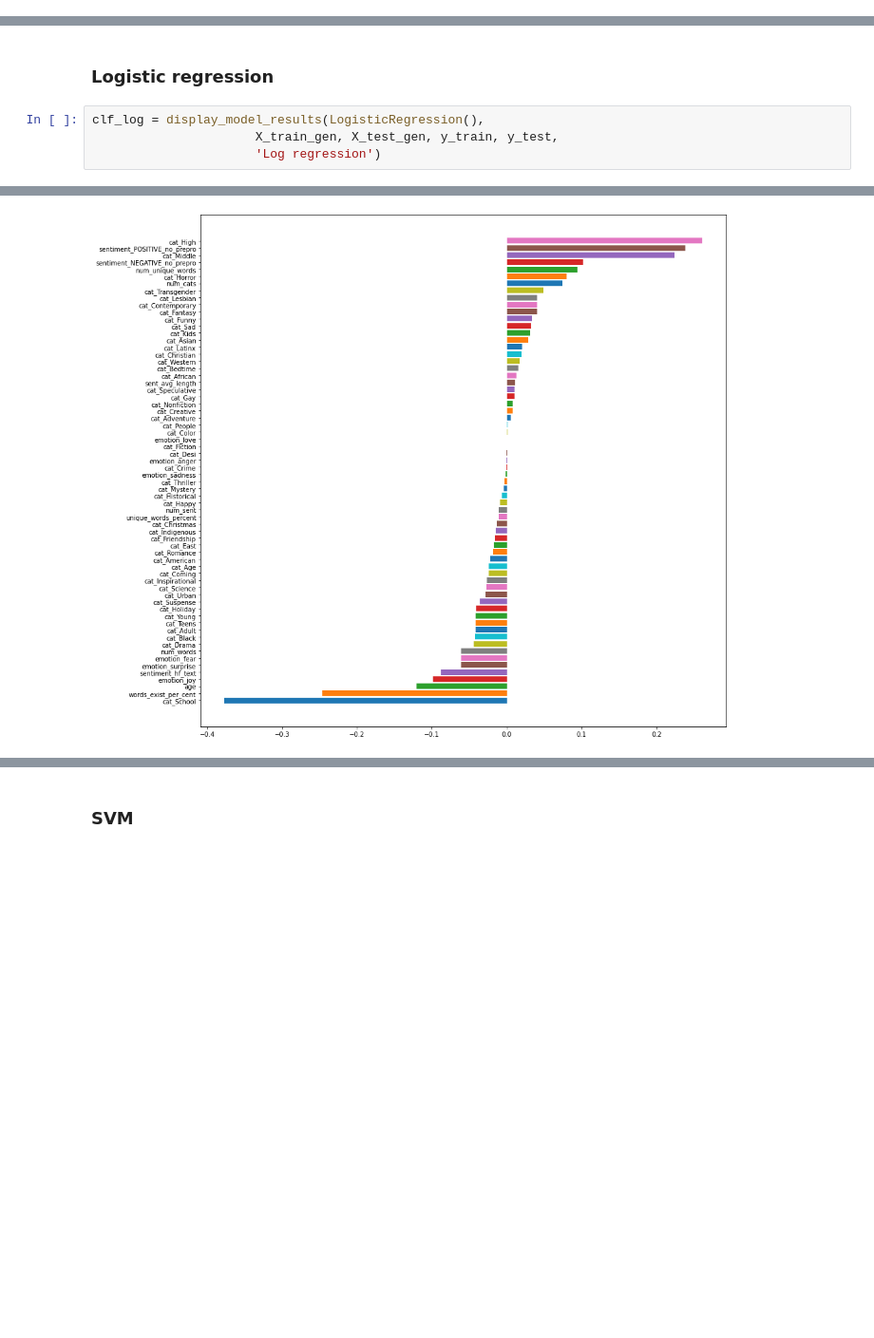
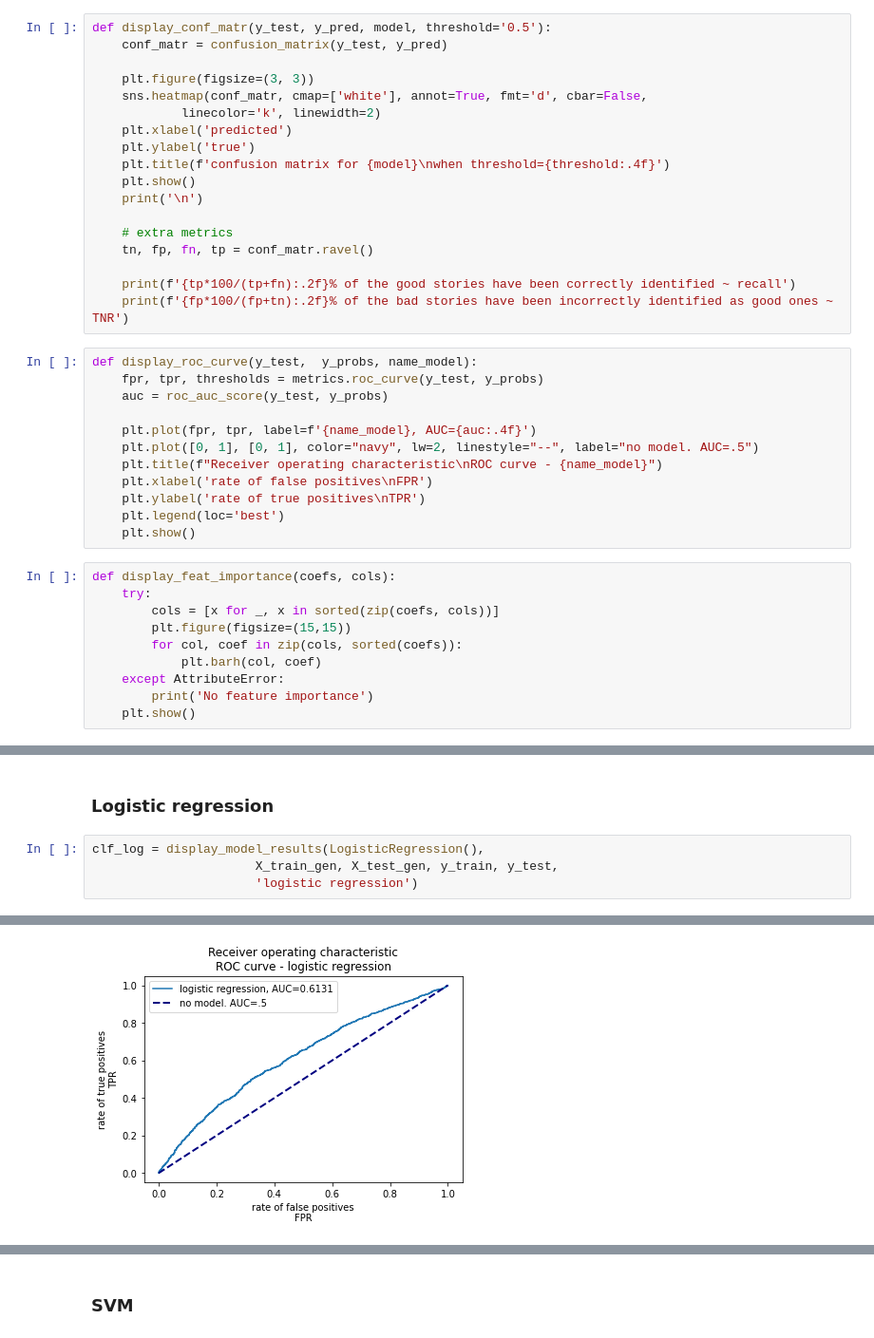
Before and after one commit to batyaamericus/OncUponTim, a Jupyter notebook: ML_classification_good_bad.ipynb, the cells around one changed output, grey strips where cells are left out. Shown at 95% size. Saved outputs shown, nothing was run; the diff lists cells and outputs as text; blank space fills up the shorter version.

Commit message:
separated functions so we can graph ROC curves together

```diff
--- a/ML_classification_good_bad.ipynb
+++ b/ML_classification_good_bad.ipynb
@@ -159,5 +159,45 @@ y_test = y_test.ravel()
 ## Predictions
 # %% [markdown]
 ### Help functions
+# %%
+def display_conf_matr(y_test, y_pred, model, threshold='0.5'):
+    conf_matr = confusion_matrix(y_test, y_pred)
+
+    plt.figure(figsize=(3, 3))
+    sns.heatmap(conf_matr, cmap=['white'], annot=True, fmt='d', cbar=False,
+            linecolor='k', linewidth=2)
+    plt.xlabel('predicted')
+    plt.ylabel('true')
+    plt.title(f'confusion matrix for {model}\nwhen threshold={threshold:.4f}')
+    plt.show()
+    print('\n')
+
+    # extra metrics
+    tn, fp, fn, tp = conf_matr.ravel()
+
+    print(f'{tp*100/(tp+fn):.2f}% of the good stories have been correctly identified ~ recall')
+    print(f'{fp*100/(fp+tn):.2f}% of the bad stories have been incorrectly identified as good ones ~ TNR')
+# %%
+def display_roc_curve(y_test,  y_probs, name_model):
+    fpr, tpr, thresholds = metrics.roc_curve(y_test, y_probs)
+    auc = roc_auc_score(y_test, y_probs)
+
+    plt.plot(fpr, tpr, label=f'{name_model}, AUC={auc:.4f}')
+    plt.plot([0, 1], [0, 1], color="navy", lw=2, linestyle="--", label="no model. AUC=.5")
+    plt.title(f"Receiver operating characteristic\nROC curve - {name_model}")
+    plt.xlabel('rate of false positives\nFPR')
+    plt.ylabel('rate of true positives\nTPR')
+    plt.legend(loc='best')
+    plt.show()
+# %%
+def display_feat_importance(coefs, cols):
+    try:
+        cols = [x for _, x in sorted(zip(coefs, cols))]
+        plt.figure(figsize=(15,15))
+        for col, coef in zip(cols, sorted(coefs)):
+            plt.barh(col, coef)
+    except AttributeError:
+        print('No feature importance')
+    plt.show()
 # %%
 def display_model_results(model, X_train, X_test, y_train, y_test, name_model):
@@ -258,5 +254,5 @@ def conf_matrix(model, threshold_proba, X_test, y_test):
 # %%
 clf_log = display_model_results(LogisticRegression(),
                       X_train_gen, X_test_gen, y_train, y_test,
-                      'Log regression')
+                      'logistic regression')
 # %% [output]
@@ -280 +272 @@ Confusion matrix:
-[figure, old version]
+[figure, new version]
```
Also changed, not shown: parts of 6 cells of this notebook.
